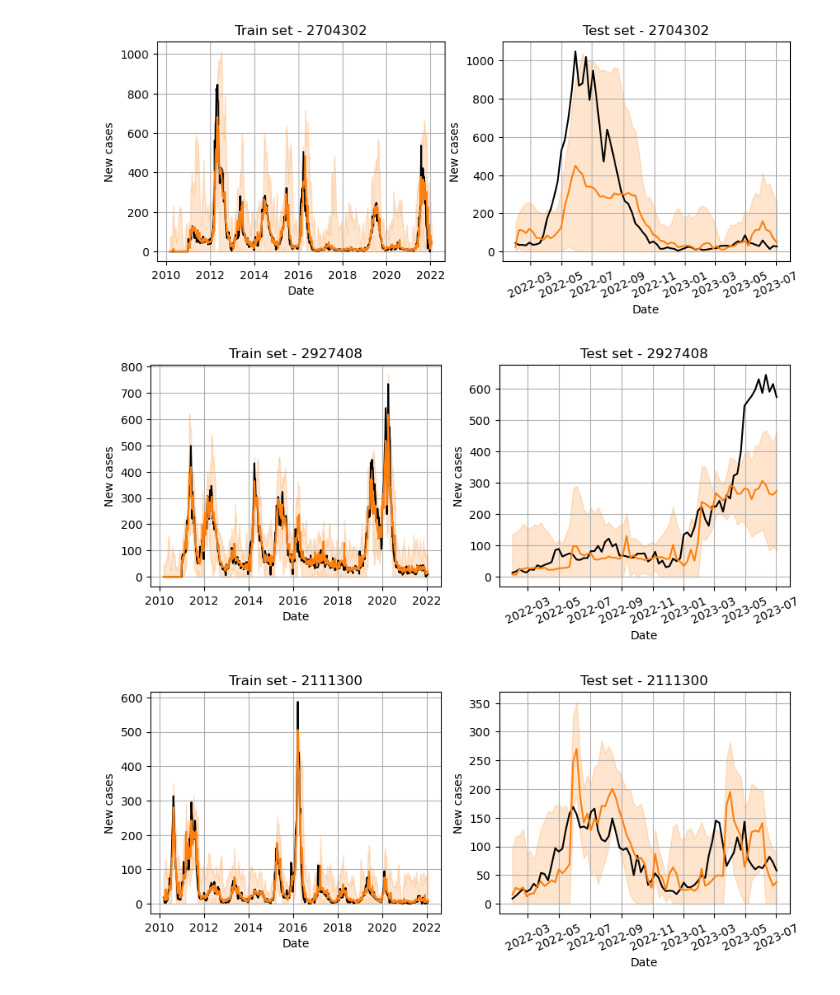
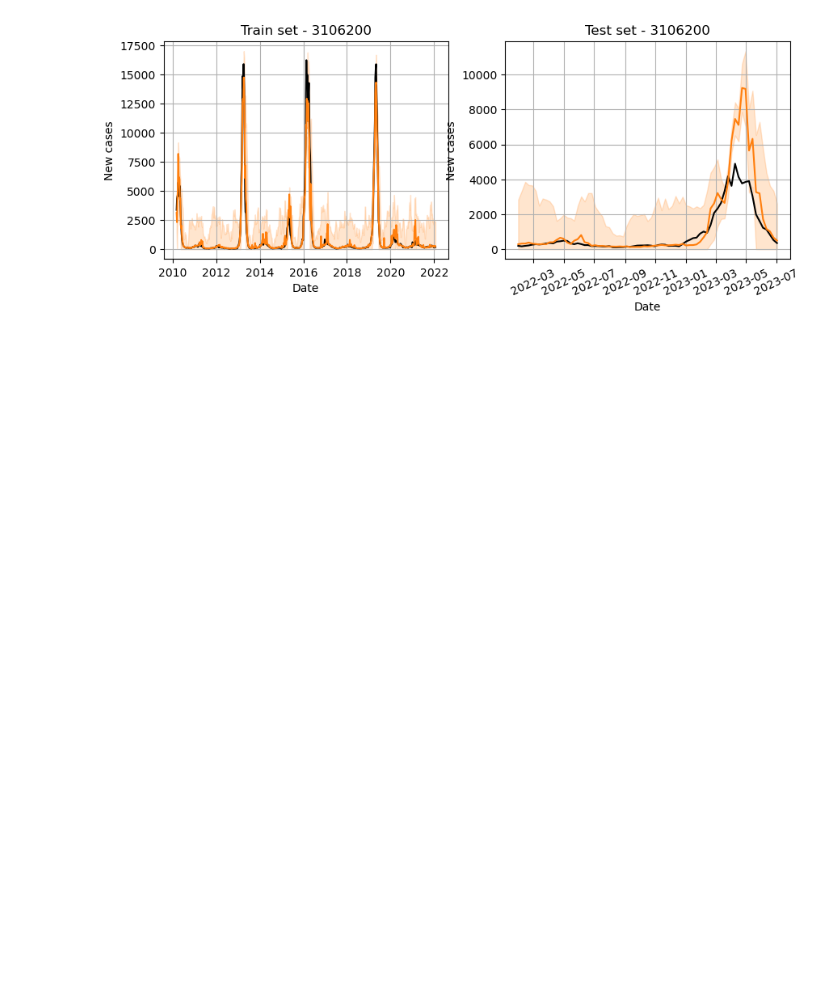
Before and after one commit to eduardocorrearaujo/forecast_models_dengue, a Jupyter notebook: models/gbt/make_preds.ipynb, the cells around one changed output. Drawn from its saved outputs; the diff is of its cells as text; code cells hidden in the pictures; blank space fills up the shorter version.

```diff
--- a/models/gbt/make_preds.ipynb
+++ b/models/gbt/make_preds.ipynb
@@ -12,13 +12,10 @@ ratio = None
 filename = f'../../data_cluster/dengue_{city}_cluster.csv'
 # %%
 %%time
-for city in [2704302, 2927408, 2111300, 2211001,
-            2800308, 2408102, 2304400, 2507507, 2611606]:
+for city in [3106200]:
     label = 'cluster'
     filename = f'../../data_cluster/dengue_{city}_cluster.csv'
 
     make_pred(city, ini_date, end_train_date, end_date, ratio, filename, label, doenca= 'dengue', predict_n = 4, look_back=4)
 # %% [output]
-[figure, old version]
+[figure, new version]
-[figure, removed]
-[figure, removed]
```
Also changed, not shown: parts of 1 cell of this notebook, 9 other files.
